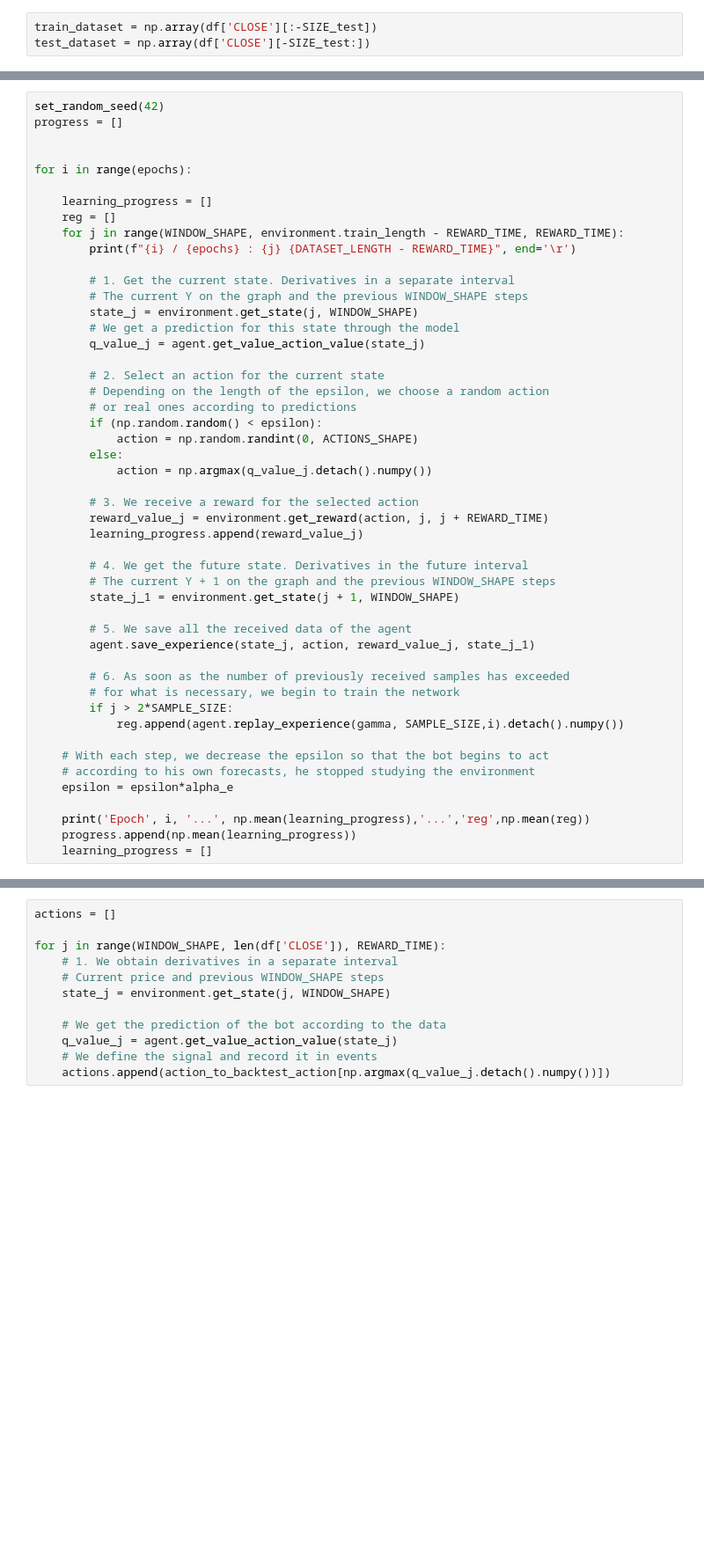
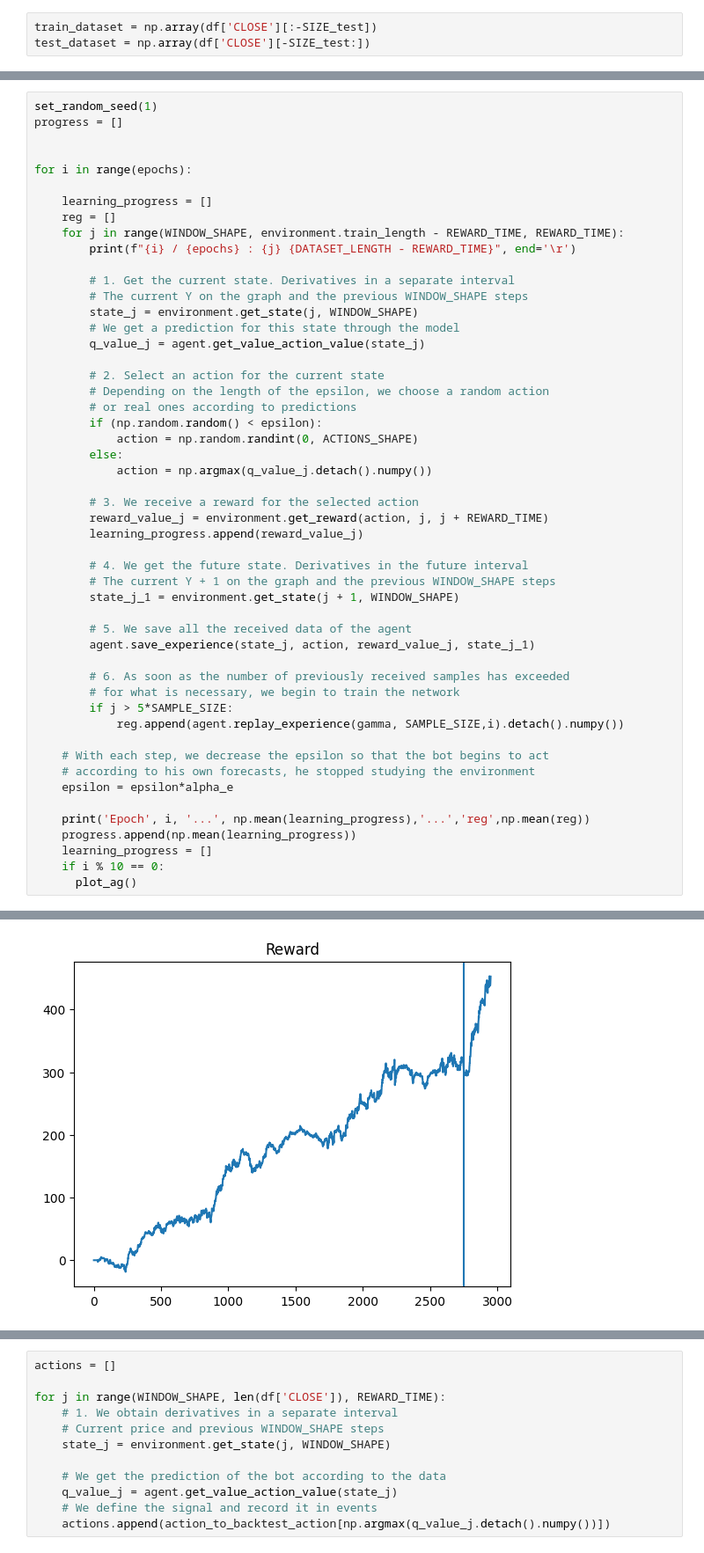
Before and after one commit to alexkalitenko125/ML_for_finance, a Jupyter notebook: Brain-inspired Modular Training/RL_finance_MOEX_BIMT.ipynb, the cells around one changed output, grey strips where cells are left out. Shown at 88% size. Drawn from its saved outputs; the diff is of its cells as text; blank space fills up the shorter version.

```diff
--- a/Brain-inspired Modular Training/RL_finance_MOEX_BIMT.ipynb
+++ b/Brain-inspired Modular Training/RL_finance_MOEX_BIMT.ipynb
@@ -502,5 +531,5 @@ agent = BuyHoldSellAgent(WINDOW_SHAPE, ACTIONS_SHAPE, EXP_SIZE)
 # %%
-set_random_seed(42)
+set_random_seed(1)
 progress = []
 
 
@@ -538,7 +567,7 @@ for i in range(epochs):
 
         # 6. As soon as the number of previously received samples has exceeded
         # for what is necessary, we begin to train the network
-        if j > 2*SAMPLE_SIZE:
+        if j > 5*SAMPLE_SIZE:
             reg.append(agent.replay_experience(gamma, SAMPLE_SIZE,i).detach().numpy())
 
     # With each step, we decrease the epsilon so that the bot begins to act
@@ -548,4 +577,6 @@ for i in range(epochs):
     print('Epoch', i, '...', np.mean(learning_progress),'...','reg',np.mean(reg))
     progress.append(np.mean(learning_progress))
     learning_progress = []
+    if i % 10 == 0:
+      plot_ag()
 # %% [output]
@@ -568,0 +584 @@ Epoch 199 ... 0.2199011576626241 ... reg 52.88724
+[figure, added]
```
Also changed, not shown: parts of 9 cells of this notebook.
